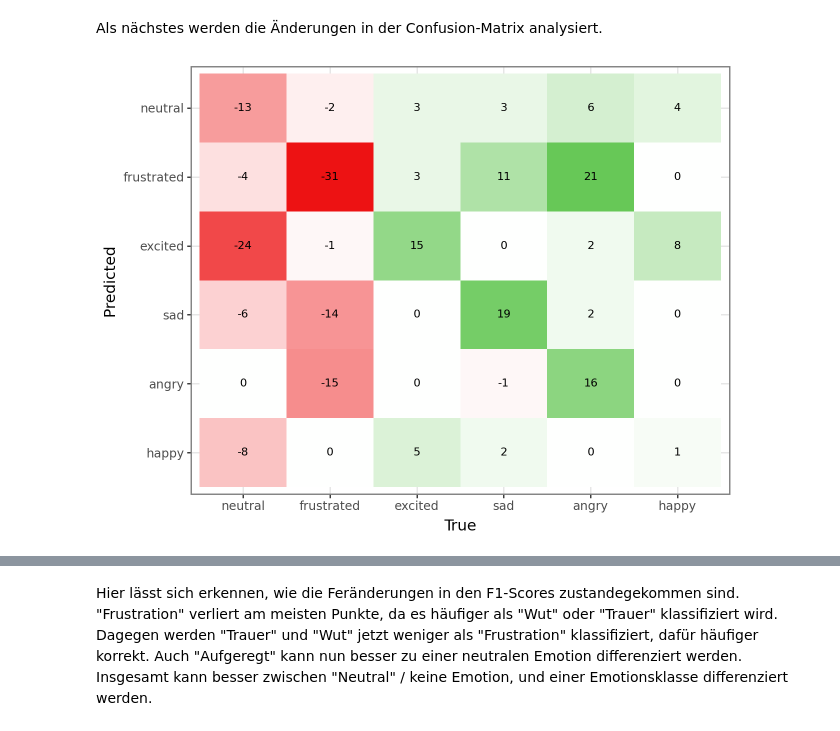
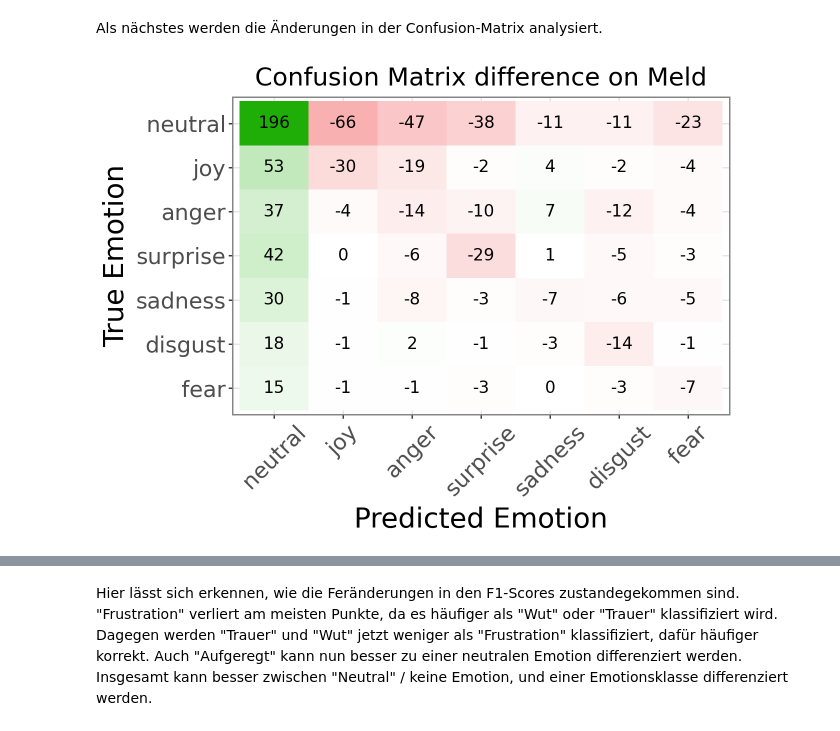
Before and after one commit to HenFo/Masterarbeit, a Jupyter notebook: analysis/mm_models/concat_meld.ipynb, the cells around one changed output, grey strips where cells are left out. Cells and saved outputs as stored; diff of their text form; code cells hidden in the pictures.

```diff
--- a/analysis/mm_models/concat_meld.ipynb
+++ b/analysis/mm_models/concat_meld.ipynb
@@ -59,3 +85,9 @@ df_meld.head(3)
+# %%
+df_meld["output_audio"] = df_meld["output_audio"].apply(
+    lambda x: pd.NA if x not in df_meld["target"].unique() else x
+)
+
+df_meld = df_meld.dropna()
 # %% [markdown]
 ### Performance
 
@@ -97,14 +151,14 @@ Zwischen diesen beiden Gruppen gibt es so gut wie keine Verwechselungen, wie die
 from functools import partial
 
 
-iemocap_positive_emotions = ["happy", "excited"]
-iemocap_negative_emotions = ["angry", "sad", "frustrated"]
+meld_positive_emotions = ["joy", "surprise"]
+meld_negative_emotions = ["anger", "sadness", "disgust", "fear"]
 
 
-iemocap_classify_sentiment = partial(utils.classify_sentiment, positive=iemocap_positive_emotions, negative=iemocap_negative_emotions)
+meld_classify_sentiment = partial(utils.classify_sentiment, positive=meld_positive_emotions, negative=meld_negative_emotions)
 
-df_meld["emotion_sentiment"] = df_meld["target"].apply(iemocap_classify_sentiment)
-df_meld["emotion_sentiment_prediction"] = df_meld["output"].apply(iemocap_classify_sentiment)
+df_meld["emotion_sentiment"] = df_meld["target"].apply(meld_classify_sentiment)
+df_meld["emotion_sentiment_prediction"] = df_meld["output"].apply(meld_classify_sentiment)
 
 
 utils.print_confusion_matrix(df_meld, target_labels=["positive", "negative"], output_column="emotion_sentiment_prediction", target_column="emotion_sentiment")
@@ -180,6 +239,13 @@ Es gibt leichte Verbesserungen in den Klassen "neutral", "excited", "sad", währ
 # %% [markdown]
 Als nächstes werden die Änderungen in der Confusion-Matrix analysiert.
 # %%
-utils.print_confusion_matrix_difference(df_meld, target_labels=labels[::-1], output_column1="output", output_column2="output_ierc")
+utils.print_confusion_matrix_difference(
+    df_meld,
+    target_labels=labels[::-1],
+    output_column1="output",
+    output_column2="output_ierc",
+    name="concat_meld_diff_cm.png",
+    title="Confusion Matrix difference on Meld",
+)
 # %% [output]
-[figure, old version]
+[figure, new version]
```
Also changed, not shown: parts of 22 cells of this notebook, 3 other files.
